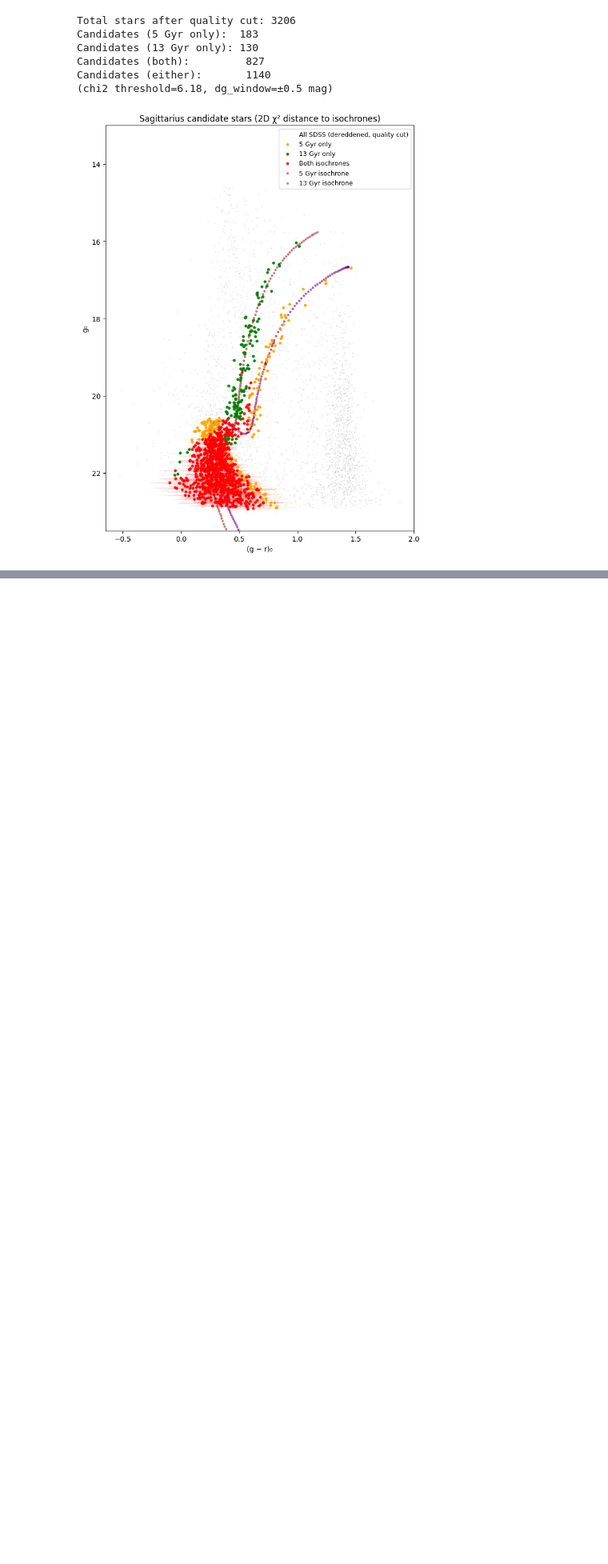
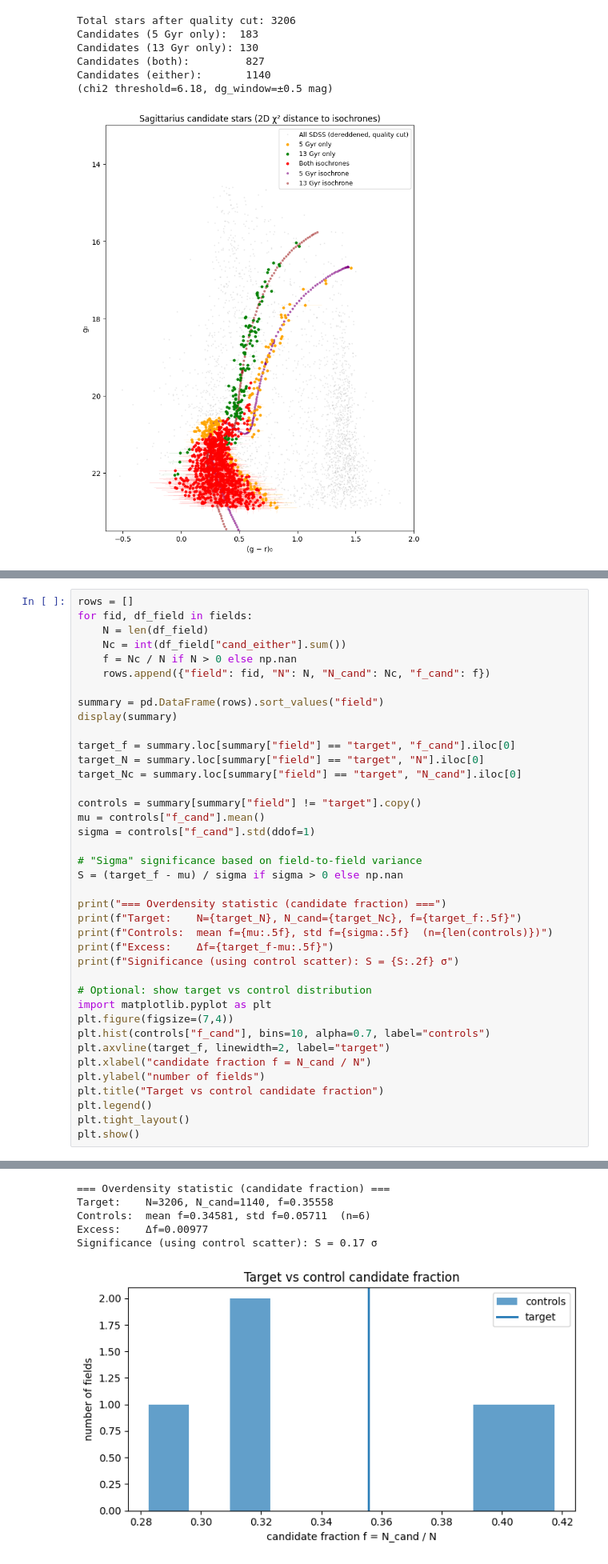
Before and after one commit to zangston/ASTR-5140, a Jupyter notebook: project2/Project2.ipynb, the cells around one changed output, grey strips where cells are left out. Shown at 80% size. Saved outputs shown, nothing was run; the diff lists cells and outputs as text; blank space fills up the shorter version.

```diff
--- a/project2/Project2.ipynb
+++ b/project2/Project2.ipynb
@@ -318,0 +518,40 @@ Candidates (either):       1140
+# %%
+rows = []
+for fid, df_field in fields:
+    N = len(df_field)
+    Nc = int(df_field["cand_either"].sum())
+    f = Nc / N if N > 0 else np.nan
+    rows.append({"field": fid, "N": N, "N_cand": Nc, "f_cand": f})
+
+summary = pd.DataFrame(rows).sort_values("field")
+display(summary)
+
+target_f = summary.loc[summary["field"] == "target", "f_cand"].iloc[0]
+target_N = summary.loc[summary["field"] == "target", "N"].iloc[0]
+target_Nc = summary.loc[summary["field"] == "target", "N_cand"].iloc[0]
+
+controls = summary[summary["field"] != "target"].copy()
+mu = controls["f_cand"].mean()
+sigma = controls["f_cand"].std(ddof=1)
+
+# "Sigma" significance based on field-to-field variance
+S = (target_f - mu) / sigma if sigma > 0 else np.nan
+
+print("=== Overdensity statistic (candidate fraction) ===")
+print(f"Target:    N={target_N}, N_cand={target_Nc}, f={target_f:.5f}")
+print(f"Controls:  mean f={mu:.5f}, std f={sigma:.5f}  (n={len(controls)})")
+print(f"Excess:    Δf={target_f-mu:.5f}")
+print(f"Significance (using control scatter): S = {S:.2f} σ")
+
+# Optional: show target vs control distribution
+import matplotlib.pyplot as plt
+plt.figure(figsize=(7,4))
+plt.hist(controls["f_cand"], bins=10, alpha=0.7, label="controls")
+plt.axvline(target_f, linewidth=2, label="target")
+plt.xlabel("candidate fraction f = N_cand / N")
+plt.ylabel("number of fields")
+plt.title("Target vs control candidate fraction")
+plt.legend()
+plt.tight_layout()
+plt.show()
+# %% [output]
@@ -318,0 +566,6 @@ Candidates (either):       1140
+=== Overdensity statistic (candidate fraction) ===
+Target:    N=3206, N_cand=1140, f=0.35558
+Controls:  mean f=0.34581, std f=0.05711  (n=6)
+Excess:    Δf=0.00977
+Significance (using control scatter): S = 0.17 σ
+[figure, added]
```
Also changed, not shown: parts of 3 cells of this notebook, 35 other files.
